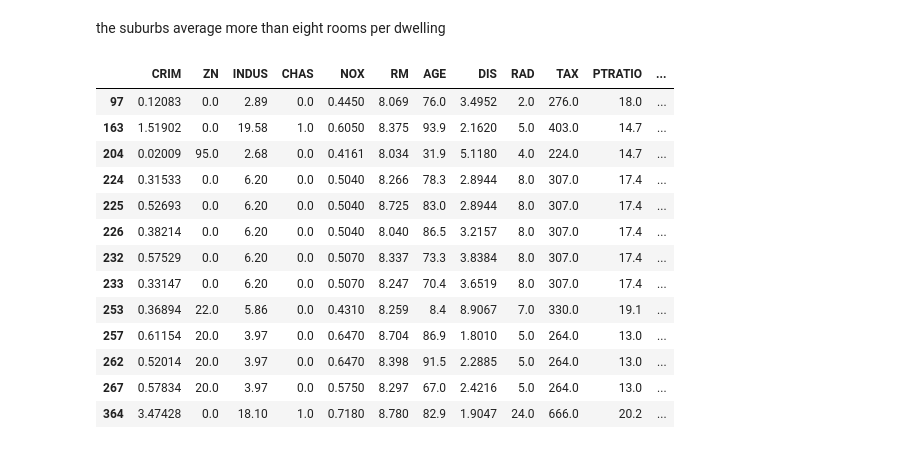
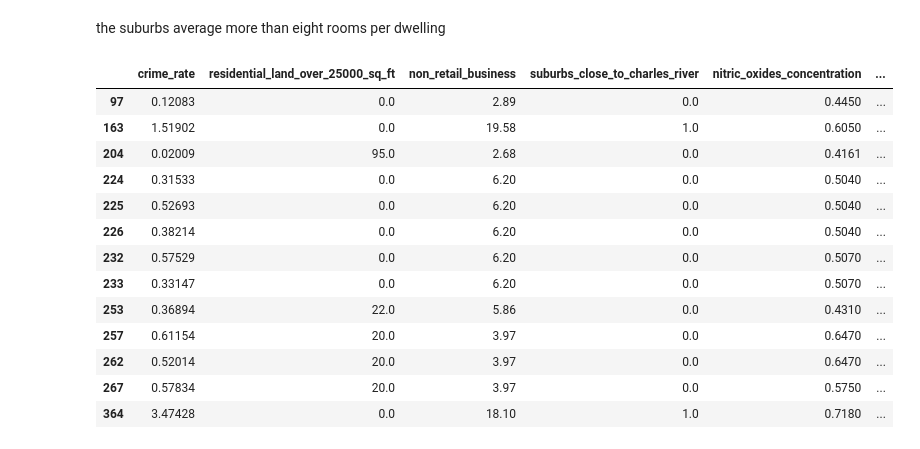
Before and after one commit to mconwa02/statistical_learning, a Jupyter notebook: Boston_Data_Set.ipynb, the cells around one changed output. Cells and saved outputs as stored; diff of their text form; code cells hidden in the pictures.

```diff
--- a/Boston_Data_Set.ipynb
+++ b/Boston_Data_Set.ipynb
@@ -200,19 +227,19 @@ df2[df2.RM>7]
 # %% [markdown]
 the suburbs average more than eight rooms per dwelling
-# %%
-df2[df2.RM>8]
-# %% [output]
-|  | CRIM | ZN | INDUS | CHAS | NOX | RM | AGE | DIS | RAD | TAX | PTRATIO | ... |
-| 97 | 0.12083 | 0.0 | 2.89 | 0.0 | 0.4450 | 8.069 | 76.0 | 3.4952 | 2.0 | 276.0 | 18.0 | ... |
-| 163 | 1.51902 | 0.0 | 19.58 | 1.0 | 0.6050 | 8.375 | 93.9 | 2.1620 | 5.0 | 403.0 | 14.7 | ... |
-| 204 | 0.02009 | 95.0 | 2.68 | 0.0 | 0.4161 | 8.034 | 31.9 | 5.1180 | 4.0 | 224.0 | 14.7 | ... |
-| 224 | 0.31533 | 0.0 | 6.20 | 0.0 | 0.5040 | 8.266 | 78.3 | 2.8944 | 8.0 | 307.0 | 17.4 | ... |
-| 225 | 0.52693 | 0.0 | 6.20 | 0.0 | 0.5040 | 8.725 | 83.0 | 2.8944 | 8.0 | 307.0 | 17.4 | ... |
-| 226 | 0.38214 | 0.0 | 6.20 | 0.0 | 0.5040 | 8.040 | 86.5 | 3.2157 | 8.0 | 307.0 | 17.4 | ... |
-| 232 | 0.57529 | 0.0 | 6.20 | 0.0 | 0.5070 | 8.337 | 73.3 | 3.8384 | 8.0 | 307.0 | 17.4 | ... |
-| 233 | 0.33147 | 0.0 | 6.20 | 0.0 | 0.5070 | 8.247 | 70.4 | 3.6519 | 8.0 | 307.0 | 17.4 | ... |
-| 253 | 0.36894 | 22.0 | 5.86 | 0.0 | 0.4310 | 8.259 | 8.4 | 8.9067 | 7.0 | 330.0 | 19.1 | ... |
-| 257 | 0.61154 | 20.0 | 3.97 | 0.0 | 0.6470 | 8.704 | 86.9 | 1.8010 | 5.0 | 264.0 | 13.0 | ... |
-| 262 | 0.52014 | 20.0 | 3.97 | 0.0 | 0.6470 | 8.398 | 91.5 | 2.2885 | 5.0 | 264.0 | 13.0 | ... |
-| 267 | 0.57834 | 20.0 | 3.97 | 0.0 | 0.5750 | 8.297 | 67.0 | 2.4216 | 5.0 | 264.0 | 13.0 | ... |
-| 364 | 3.47428 | 0.0 | 18.10 | 1.0 | 0.7180 | 8.780 | 82.9 | 1.9047 | 24.0 | 666.0 | 20.2 | ... |
+# %%
+df[df.avg_number_of_rooms>8]
+# %% [output]
+|  | crime_rate | residential_land_over_25000_sq_ft | non_retail_business | suburbs_close_to_charles_river | nitric_oxides_concentration | ... |
+| 97 | 0.12083 | 0.0 | 2.89 | 0.0 | 0.4450 | ... |
+| 163 | 1.51902 | 0.0 | 19.58 | 1.0 | 0.6050 | ... |
+| 204 | 0.02009 | 95.0 | 2.68 | 0.0 | 0.4161 | ... |
+| 224 | 0.31533 | 0.0 | 6.20 | 0.0 | 0.5040 | ... |
+| 225 | 0.52693 | 0.0 | 6.20 | 0.0 | 0.5040 | ... |
+| 226 | 0.38214 | 0.0 | 6.20 | 0.0 | 0.5040 | ... |
+| 232 | 0.57529 | 0.0 | 6.20 | 0.0 | 0.5070 | ... |
+| 233 | 0.33147 | 0.0 | 6.20 | 0.0 | 0.5070 | ... |
+| 253 | 0.36894 | 22.0 | 5.86 | 0.0 | 0.4310 | ... |
+| 257 | 0.61154 | 20.0 | 3.97 | 0.0 | 0.6470 | ... |
+| 262 | 0.52014 | 20.0 | 3.97 | 0.0 | 0.6470 | ... |
+| 267 | 0.57834 | 20.0 | 3.97 | 0.0 | 0.5750 | ... |
+| 364 | 3.47428 | 0.0 | 18.10 | 1.0 | 0.7180 | ... |
```
Also changed, not shown: parts of 25 cells of this notebook, 1 other file.
